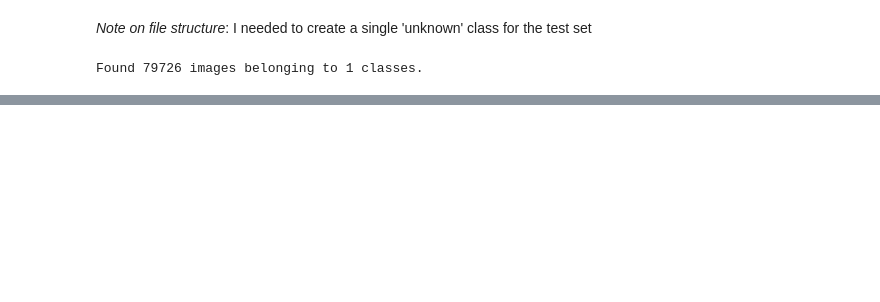
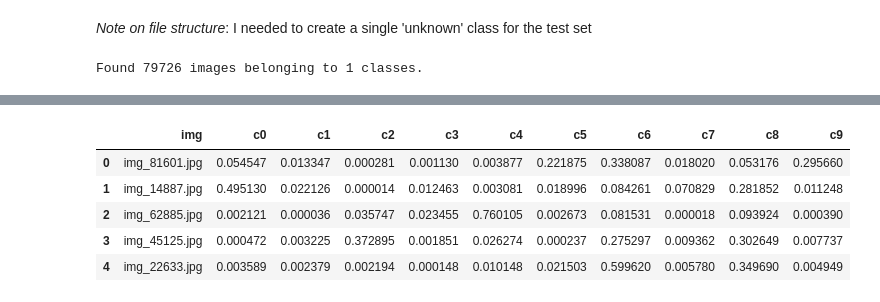
Before and after one commit to iconix/fast.ai, a Jupyter notebook: nbs/state-farm-distracted-driver-detection.ipynb, the cells around one changed output, grey strips where cells are left out. Saved outputs shown, nothing was run; the diff lists cells and outputs as text; code cells hidden in the pictures; blank space fills up the shorter version.

```diff
--- a/nbs/state-farm-distracted-driver-detection.ipynb
+++ b/nbs/state-farm-distracted-driver-detection.ipynb
@@ -225,7 +238,14 @@ classes = sorted(batches.class_indices, key=batches.class_indices.get)
 # %%
 submission = pd.DataFrame(preds, columns=classes)
-submission.insert(0, 'img', [a[4:] for a in filenames])
+submission.insert(0, 'img', [a[8:] for a in filenames])
 submission.head()
+# %% [output]
+|  | img | c0 | c1 | c2 | c3 | c4 | c5 | c6 | c7 | c8 | c9 |
+| 0 | img_81601.jpg | 0.054547 | 0.013347 | 0.000281 | 0.001130 | 0.003877 | 0.221875 | 0.338087 | 0.018020 | 0.053176 | 0.295660 |
+| 1 | img_14887.jpg | 0.495130 | 0.022126 | 0.000014 | 0.012463 | 0.003081 | 0.018996 | 0.084261 | 0.070829 | 0.281852 | 0.011248 |
+| 2 | img_62885.jpg | 0.002121 | 0.000036 | 0.035747 | 0.023455 | 0.760105 | 0.002673 | 0.081531 | 0.000018 | 0.093924 | 0.000390 |
+| 3 | img_45125.jpg | 0.000472 | 0.003225 | 0.372895 | 0.001851 | 0.026274 | 0.000237 | 0.275297 | 0.009362 | 0.302649 | 0.007737 |
+| 4 | img_22633.jpg | 0.003589 | 0.002379 | 0.002194 | 0.000148 | 0.010148 | 0.021503 | 0.599620 | 0.005780 | 0.349690 | 0.004949 |
 # %%
 submission.to_csv(subm_name, index=False, compression='gzip')
 # %%
```
Also changed, not shown: parts of 18 cells of this notebook, 3 other files.
